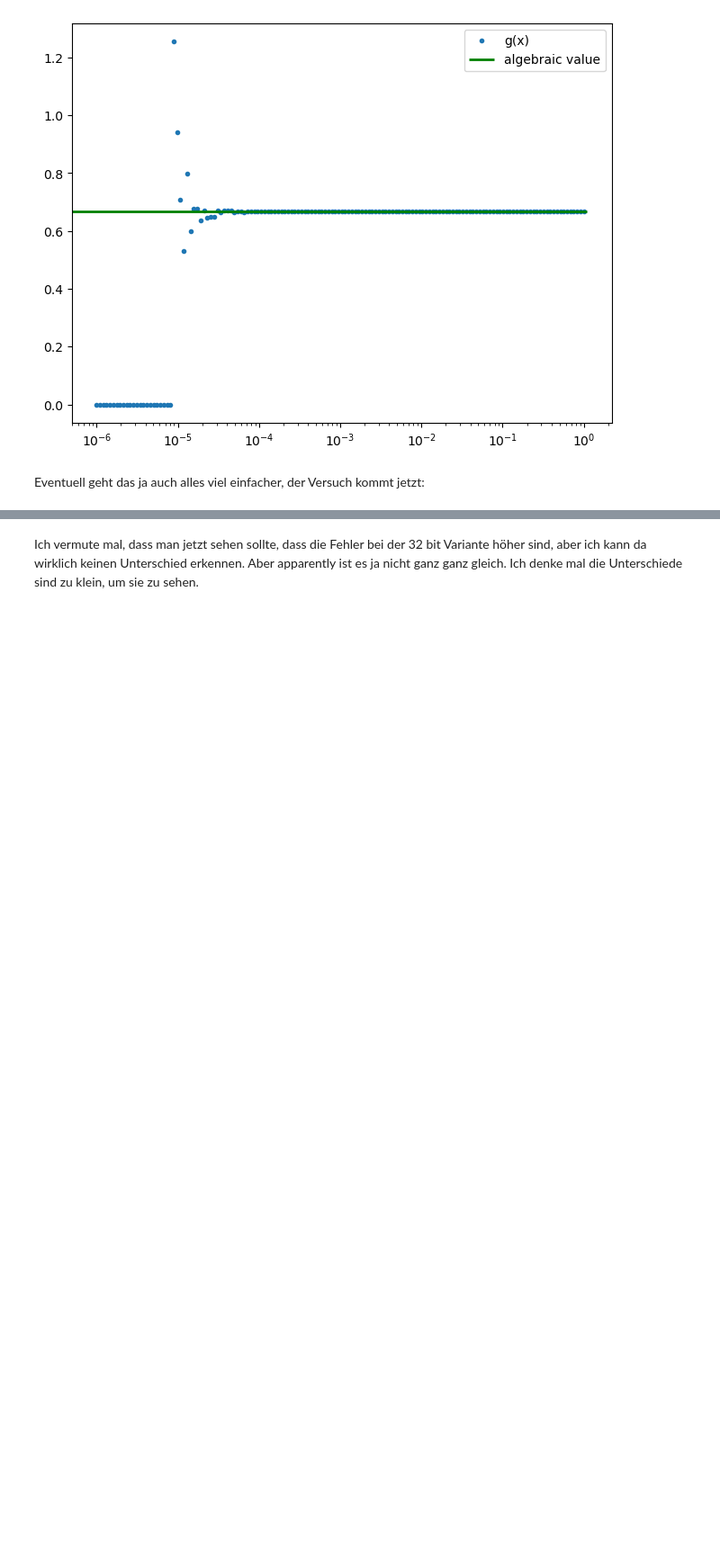
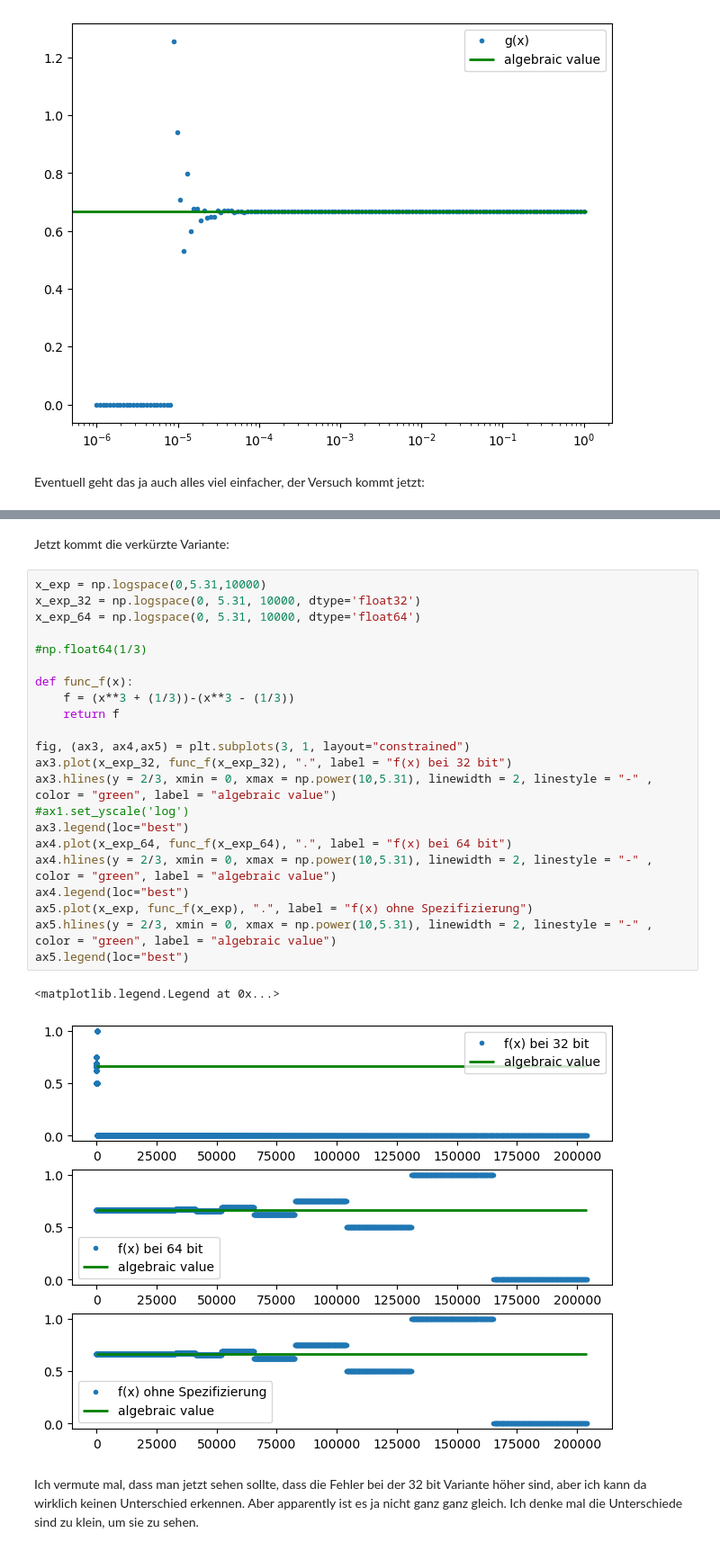
Before and after one commit to AmelieHater/SMD_A_2024, a Jupyter notebook: Blatt_01/Blatt_01_Amelie.ipynb, the cells around one changed output, grey strips where cells are left out. Shown at 90% size. Cells and saved outputs as stored; diff of their text form; blank space fills up the shorter version.

```diff
--- a/Blatt_01/Blatt_01_Amelie.ipynb
+++ b/Blatt_01/Blatt_01_Amelie.ipynb
@@ -163,3 +176,30 @@ Ist nicht ganz gleich
+# %% [markdown]
+Jetzt kommt die verkürzte Variante:
+# %%
+x_exp = np.logspace(0,5.31,10000)
+x_exp_32 = np.logspace(0, 5.31, 10000, dtype='float32')
+x_exp_64 = np.logspace(0, 5.31, 10000, dtype='float64')
+
+#np.float64(1/3)
+
+def func_f(x):
+    f = (x**3 + (1/3))-(x**3 - (1/3))
+    return f
+
+fig, (ax3, ax4,ax5) = plt.subplots(3, 1, layout="constrained")
+ax3.plot(x_exp_32, func_f(x_exp_32), ".", label = "f(x) bei 32 bit")
+ax3.hlines(y = 2/3, xmin = 0, xmax = np.power(10,5.31), linewidth = 2, linestyle = "-" , color = "green", label = "algebraic value")
+#ax1.set_yscale('log')
+ax3.legend(loc="best")
+ax4.plot(x_exp_64, func_f(x_exp_64), ".", label = "f(x) bei 64 bit")
+ax4.hlines(y = 2/3, xmin = 0, xmax = np.power(10,5.31), linewidth = 2, linestyle = "-" , color = "green", label = "algebraic value")
+ax4.legend(loc="best")
+ax5.plot(x_exp, func_f(x_exp), ".", label = "f(x) ohne Spezifizierung")
+ax5.hlines(y = 2/3, xmin = 0, xmax = np.power(10,5.31), linewidth = 2, linestyle = "-" , color = "green", label = "algebraic value")
+ax5.legend(loc="best")
+# %% [output]
+<matplotlib.legend.Legend at 0x...>
+[figure, added]
 # %% [markdown]
 Ich vermute mal, dass man jetzt sehen sollte, dass die Fehler bei der 32 bit Variante höher sind, aber ich kann da wirklich keinen Unterschied erkennen. Aber apparently ist es ja nicht ganz ganz gleich. Ich denke mal die Unterschiede sind zu klein, um sie zu sehen.
 # %% [markdown]
```
Also changed, not shown: parts of 5 cells of this notebook, 1 other file.
